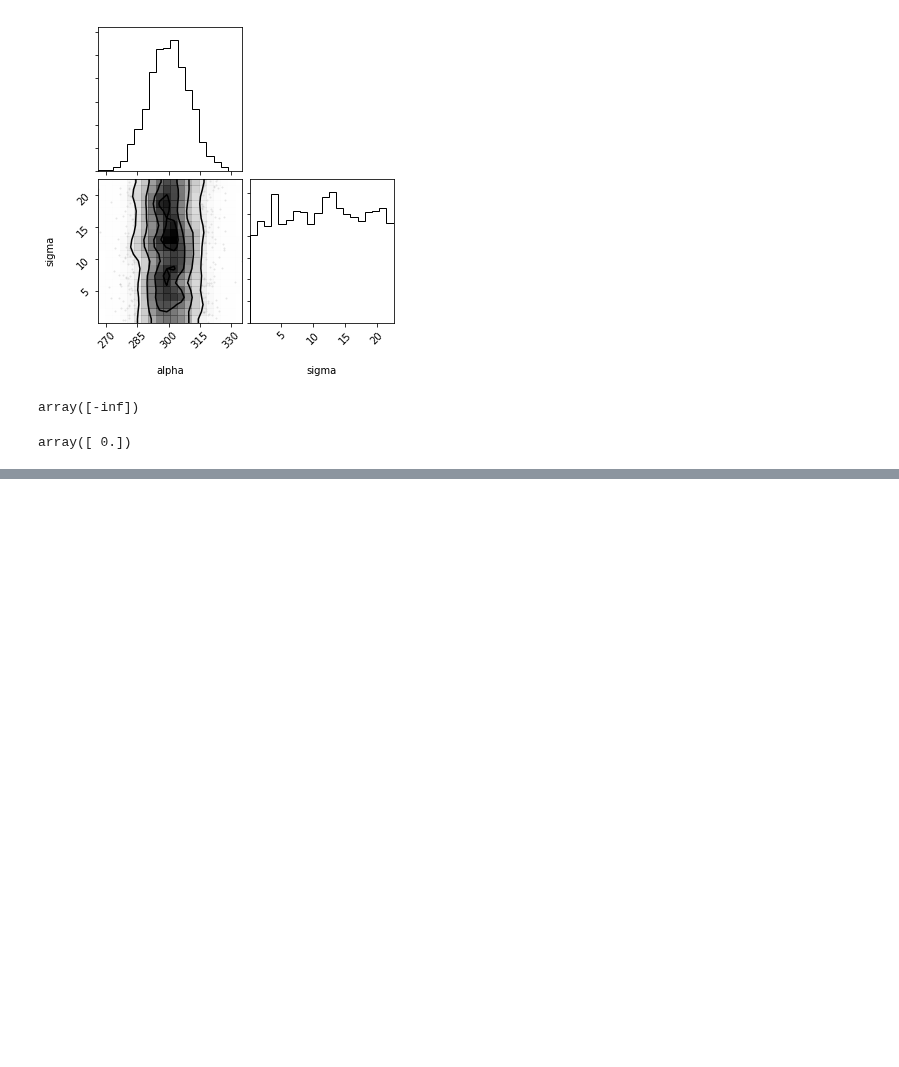
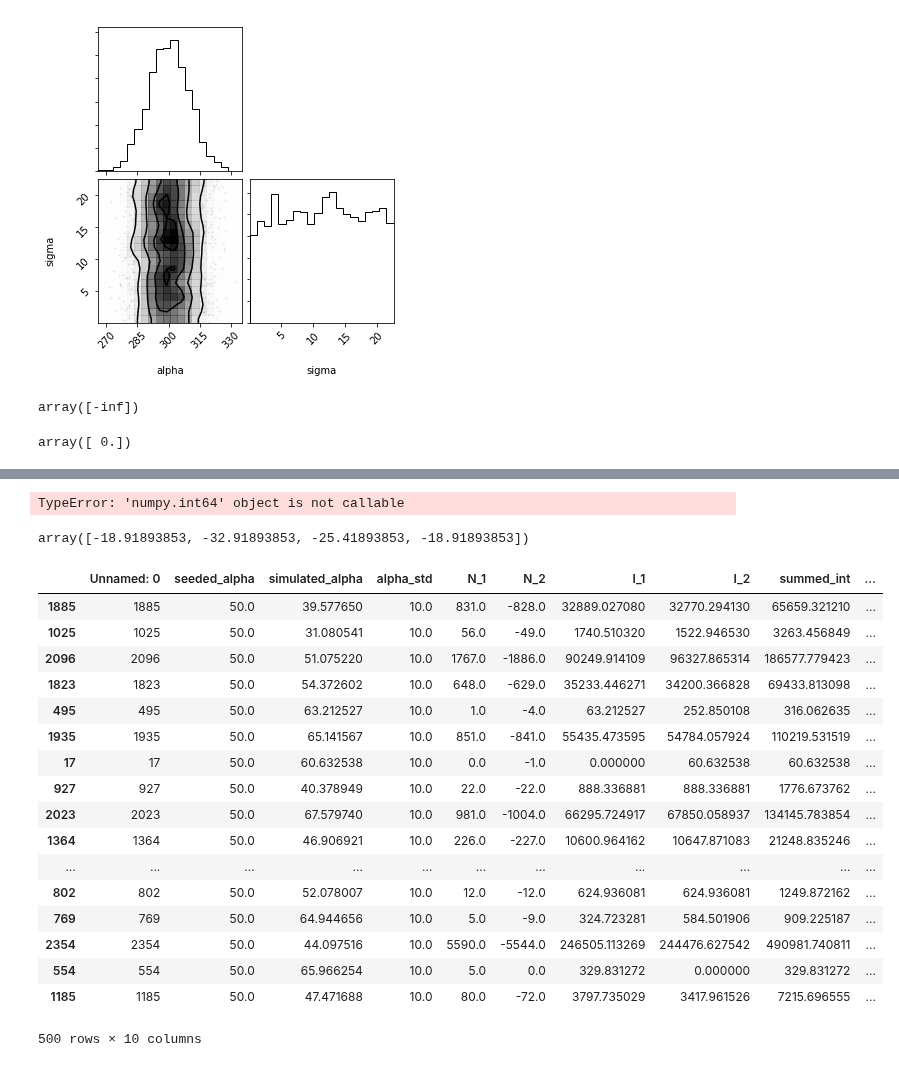
Before and after one commit to RPGroup-PBoC/mwc_growth, a Jupyter notebook: code/sandbox/bayesian_regression_calibration_factor.ipynb, the cells around one changed output, grey strips where cells are left out. Saved outputs shown, nothing was run; the diff lists cells and outputs as text; code cells hidden in the pictures; blank space fills up the shorter version.

```diff
--- a/code/sandbox/bayesian_regression_calibration_factor.ipynb
+++ b/code/sandbox/bayesian_regression_calibration_factor.ipynb
@@ -357,0 +521,4 @@ array([ 0.])
+# %%
+sim_data.size()
+# %% [output]
+TypeError: 'numpy.int64' object is not callable
@@ -357,0 +527,26 @@ array([ 0.])
+# %%
+_ = pm.Normal.dist(10)
+_.logp(np.array([4, 2, 3, 4])).eval()
+# %% [output]
+array([-18.91893853, -32.91893853, -25.41893853, -18.91893853])
+# %%
+sim_data
+# %% [output]
+|  | Unnamed: 0 | seeded_alpha | simulated_alpha | alpha_std | N_1 | N_2 | I_1 | I_2 | summed_int | ... |
+| 1885 | 1885 | 50.0 | 39.577650 | 10.0 | 831.0 | -828.0 | 32889.027080 | 32770.294130 | 65659.321210 | ... |
+| 1025 | 1025 | 50.0 | 31.080541 | 10.0 | 56.0 | -49.0 | 1740.510320 | 1522.946530 | 3263.456849 | ... |
+| 2096 | 2096 | 50.0 | 51.075220 | 10.0 | 1767.0 | -1886.0 | 90249.914109 | 96327.865314 | 186577.779423 | ... |
+| 1823 | 1823 | 50.0 | 54.372602 | 10.0 | 648.0 | -629.0 | 35233.446271 | 34200.366828 | 69433.813098 | ... |
+| 495 | 495 | 50.0 | 63.212527 | 10.0 | 1.0 | -4.0 | 63.212527 | 252.850108 | 316.062635 | ... |
+| 1935 | 1935 | 50.0 | 65.141567 | 10.0 | 851.0 | -841.0 | 55435.473595 | 54784.057924 | 110219.531519 | ... |
+| 17 | 17 | 50.0 | 60.632538 | 10.0 | 0.0 | -1.0 | 0.000000 | 60.632538 | 60.632538 | ... |
+| 927 | 927 | 50.0 | 40.378949 | 10.0 | 22.0 | -22.0 | 888.336881 | 888.336881 | 1776.673762 | ... |
+| 2023 | 2023 | 50.0 | 67.579740 | 10.0 | 981.0 | -1004.0 | 66295.724917 | 67850.058937 | 134145.783854 | ... |
+| 1364 | 1364 | 50.0 | 46.906921 | 10.0 | 226.0 | -227.0 | 10600.964162 | 10647.871083 | 21248.835246 | ... |
+| ... | ... | ... | ... | ... | ... | ... | ... | ... | ... | ... |
+| 802 | 802 | 50.0 | 52.078007 | 10.0 | 12.0 | -12.0 | 624.936081 | 624.936081 | 1249.872162 | ... |
+| 769 | 769 | 50.0 | 64.944656 | 10.0 | 5.0 | -9.0 | 324.723281 | 584.501906 | 909.225187 | ... |
+| 2354 | 2354 | 50.0 | 44.097516 | 10.0 | 5590.0 | -5544.0 | 246505.113269 | 244476.627542 | 490981.740811 | ... |
+| 554 | 554 | 50.0 | 65.966254 | 10.0 | 5.0 | 0.0 | 329.831272 | 0.000000 | 329.831272 | ... |
+| 1185 | 1185 | 50.0 | 47.471688 | 10.0 | 80.0 | -72.0 | 3797.735029 | 3417.961526 | 7215.696555 | ... |
+500 rows × 10 columns
```
Also changed, not shown: parts of 12 cells of this notebook, 2 other files.
